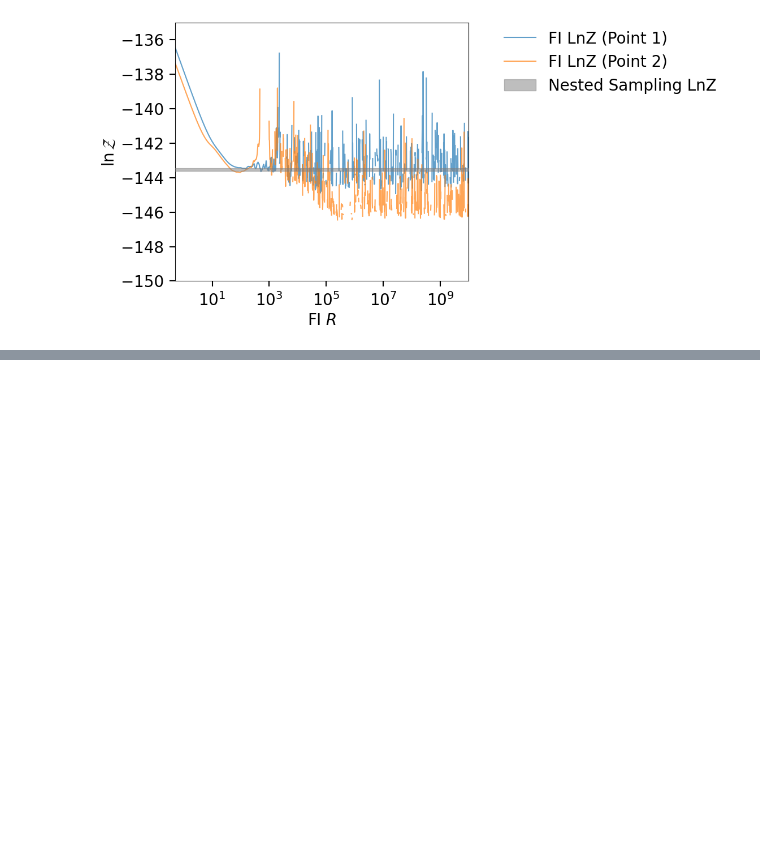
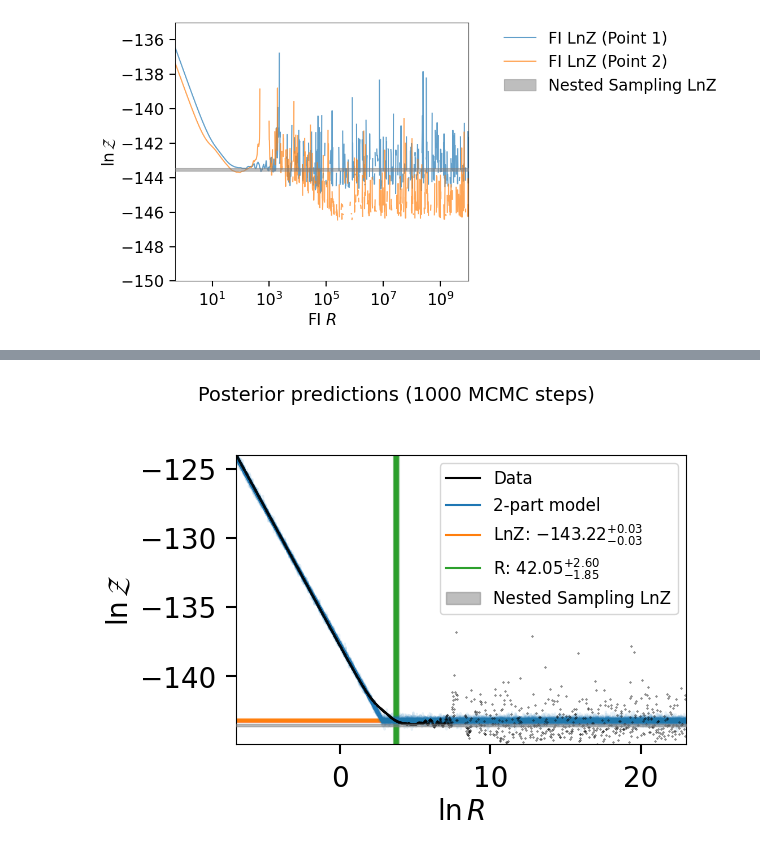
Before and after one commit to avivajpeyi/funnel, a Jupyter notebook: docs/examples/linear_regression.ipynb, the cells around one changed output, grey strips where cells are left out. Cells and saved outputs as stored; diff of their text form; code cells hidden in the pictures; blank space fills up the shorter version.

```diff
--- a/docs/examples/linear_regression.ipynb
+++ b/docs/examples/linear_regression.ipynb
@@ -372,0 +376,20 @@ R: ${46.70}_{-16.45}^{+458.37}$
+# %%
+fig = plot_two_part_model_samples_and_data(result.posterior.sample(100), x, y)
+plt.fill_between(
+            x=x,
+            y1=min(sampling_lnz),
+            y2=max(sampling_lnz),
+            color="tab:gray",
+            interpolate=True,
+            alpha=0.5,
+            label="Nested Sampling LnZ",
+            zorder=10,
+        )
+ax  = fig.gca()
+ax.get_legend().remove()
+ax.legend(fontsize=12, loc='upper right')
+fig.suptitle("Posterior predictions (1000 MCMC steps)", fontsize=14)
+fig.tight_layout()
+fig.show()
+# %% [output]
+[figure, added]
```
Also changed, not shown: parts of 12 cells of this notebook, 1 other file.
